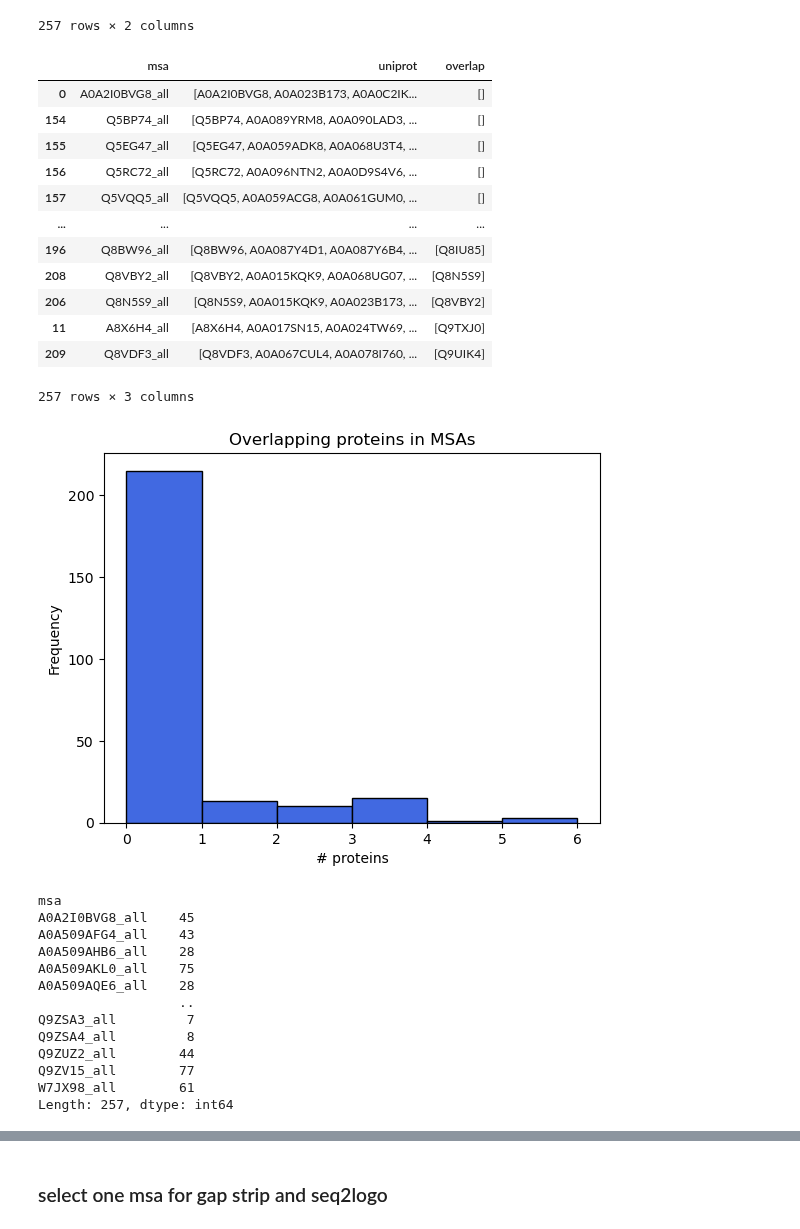
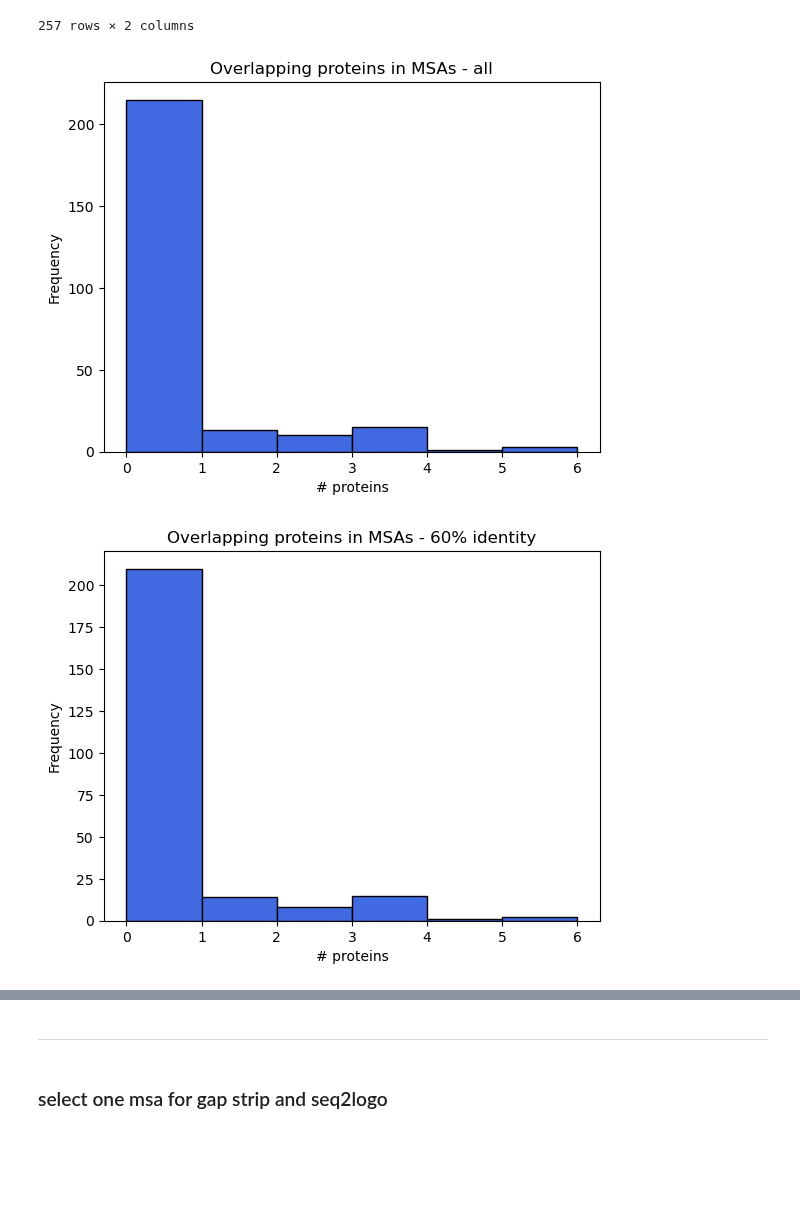
Before and after one commit to alvaro-2/cis-reg, a Jupyter notebook: scripts/orthologs.ipynb, the cells around one changed output, grey strips where cells are left out. Saved outputs shown, nothing was run; the diff lists cells and outputs as text; code cells hidden in the pictures; blank space fills up the shorter version.

```diff
--- a/scripts/orthologs.ipynb
+++ b/scripts/orthologs.ipynb
@@ -115,13 +132,13 @@ all
 | 255 | Q9ZV15_all | [Q9ZV15, A0A059DJ09, A0A068UQL6, ... |
 | 256 | W7JX98_all | [W7JX98, A0A023B252, A0A061DD08, ... |
 257 rows × 2 columns
-# %%
-all["overlap"] = [ [] for _ in range(len(all))]
 # %%
 def find_overlaps(df, refers):
     '''
     df: dataframe containing MSAs and list of proteins in each one
     refers: list containing reference proteins for checking overlap
+    returns dataframe with MSA name, list of proteins in that MSA and list of reference
+    proteins in that MSA
     '''
     # Create lists with proteins in each msa
     df = df.groupby("msa").agg({'uniprot': lambda x: x.tolist()}).reset_index()
@@ -137,44 +152,23 @@ msa_60_overlap = find_overlaps(msa_60, refers= kin)
-# %%
-all.sort_values('overlap')
-# %% [output]
-|  | msa | uniprot | overlap |
-| 0 | A0A2I0BVG8_all | [A0A2I0BVG8, A0A023B173, A0A0C2IK... | [] |
-| 154 | Q5BP74_all | [Q5BP74, A0A089YRM8, A0A090LAD3, ... | [] |
-| 155 | Q5EG47_all | [Q5EG47, A0A059ADK8, A0A068U3T4, ... | [] |
-| 156 | Q5RC72_all | [Q5RC72, A0A096NTN2, A0A0D9S4V6, ... | [] |
-| 157 | Q5VQQ5_all | [Q5VQQ5, A0A059ACG8, A0A061GUM0, ... | [] |
-| ... | ... | ... | ... |
-| 196 | Q8BW96_all | [Q8BW96, A0A087Y4D1, A0A087Y6B4, ... | [Q8IU85] |
-| 208 | Q8VBY2_all | [Q8VBY2, A0A015KQK9, A0A068UG07, ... | [Q8N5S9] |
-| 206 | Q8N5S9_all | [Q8N5S9, A0A015KQK9, A0A023B173, ... | [Q8VBY2] |
-| 11 | A8X6H4_all | [A8X6H4, A0A017SN15, A0A024TW69, ... | [Q9TXJ0] |
-| 209 | Q8VDF3_all | [Q8VDF3, A0A067CUL4, A0A078I760, ... | [Q9UIK4] |
-257 rows × 3 columns
 # %%
-all.overlap.apply(lambda x: len(x)).plot(
+# Ok. tested
+def plot_overlap(msa, refers, title, color= 'royalblue', bins= 6):
+    '''
+    plot overlaping reference proteins in MSAs
+    '''
+    df = find_overlaps(msa, refers)
+    df.overlap.apply(lambda x: len(x)).plot(
     kind= 'hist',
-    color= 'royalblue',
+    color= color,
     edgecolor= 'black',
-    bins= 6
-)
-plt.title("Overlapping proteins in MSAs")
-plt.xlabel("# proteins")
-plt.show()
+    bins= bins
+    )
+    plt.title(title)
+    plt.xlabel("# proteins")
+    plt.show()
-# %% [output]
-[figure, removed]
-# %%
-all.groupby("msa").size()
-# %% [output]
-msa
-A0A2I0BVG8_all    45
-A0A509AFG4_all    43
-A0A509AHB6_all    28
-A0A509AKL0_all    75
-A0A509AQE6_all    28
-                  ..
-Q9ZSA3_all         7
-Q9ZSA4_all         8
-Q9ZUZ2_all        44
-Q9ZV15_all        77
-W7JX98_all        61
-Length: 257, dtype: int64
+# %%
+plot_overlap(all, refers= kin, title= "Overlapping proteins in MSAs - all")
+plot_overlap(msa_60, refers= kin, title= "Overlapping proteins in MSAs - 60% identity")
+plot_overlap(msa_80, refers= kin, title= "Overlapping proteins in MSAs - 80% identity")
+# %% [output]
+[figure, added]
+[figure, added]
@@ -181,3 +176,5 @@ Length: 257, dtype: int64
+# %% [markdown]
+---
 # %% [markdown]
 ### select one msa for gap strip and seq2logo
 # %%
```
Also changed, not shown: parts of 19 cells of this notebook.
